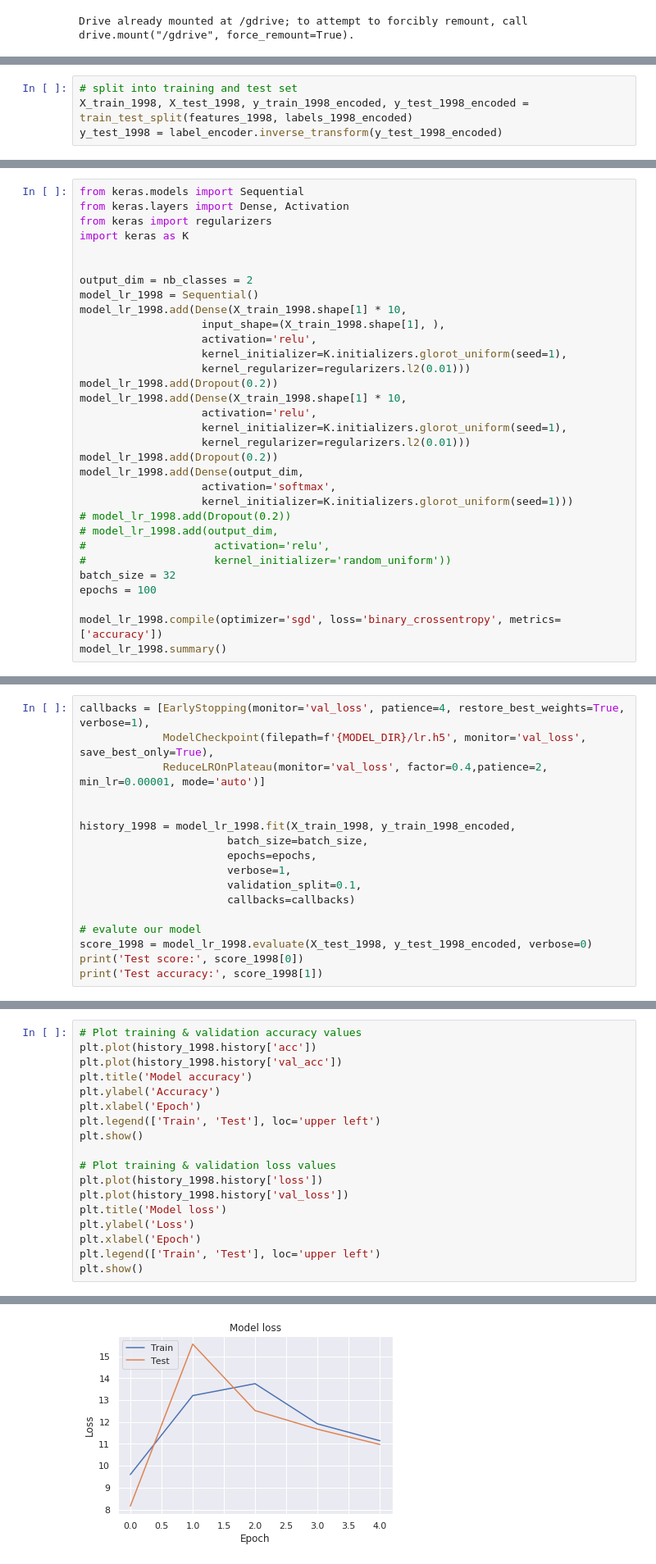
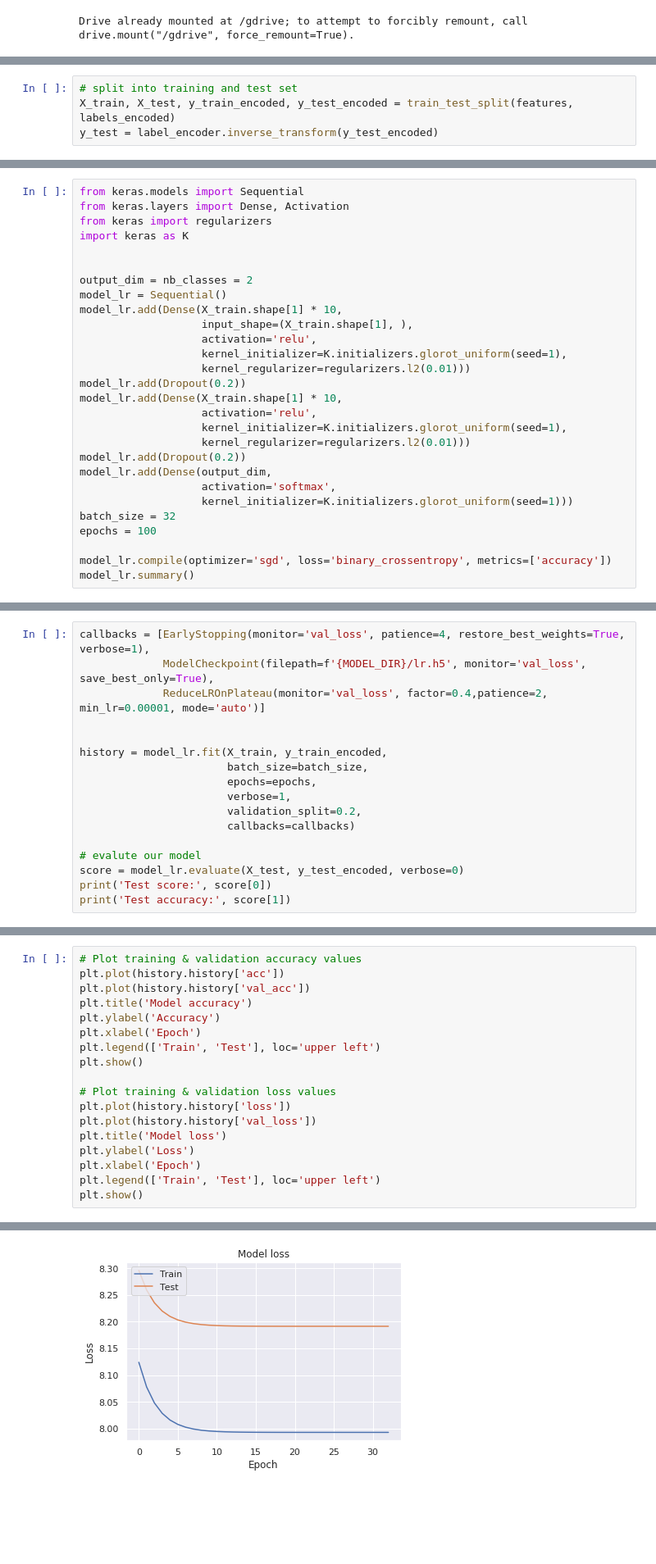
Before and after one commit to sv650s/atp-tennis-predictions, a Jupyter notebook: notebooks/6-atp_neural_network.ipynb, the cells around one changed output, grey strips where cells are left out. Shown at 82% size. Drawn from its saved outputs; the diff is of its cells as text; blank space fills up the shorter version.

```diff
--- a/notebooks/6-atp_neural_network.ipynb
+++ b/notebooks/6-atp_neural_network.ipynb
@@ -93,6 +94,6 @@ array([[0., 1.],
        [1., 0.]])
 # %%
 # split into training and test set
-X_train_1998, X_test_1998, y_train_1998_encoded, y_test_1998_encoded = train_test_split(features_1998, labels_1998_encoded)
-y_test_1998 = label_encoder.inverse_transform(y_test_1998_encoded)
+X_train, X_test, y_train_encoded, y_test_encoded = train_test_split(features, labels_encoded)
+y_test = label_encoder.inverse_transform(y_test_encoded)
 # %%
@@ -115,28 +116,24 @@ import keras as K
 
 
 output_dim = nb_classes = 2
-model_lr_1998 = Sequential()
-model_lr_1998.add(Dense(X_train_1998.shape[1] * 10,
-                   input_shape=(X_train_1998.shape[1], ),
+model_lr = Sequential()
+model_lr.add(Dense(X_train.shape[1] * 10,
+                   input_shape=(X_train.shape[1], ),
                    activation='relu',
                    kernel_initializer=K.initializers.glorot_uniform(seed=1),
                    kernel_regularizer=regularizers.l2(0.01)))
-model_lr_1998.add(Dropout(0.2))
-model_lr_1998.add(Dense(X_train_1998.shape[1] * 10,
+model_lr.add(Dropout(0.2))
+model_lr.add(Dense(X_train.shape[1] * 10,
                    activation='relu',
                    kernel_initializer=K.initializers.glorot_uniform(seed=1),
                    kernel_regularizer=regularizers.l2(0.01)))
-model_lr_1998.add(Dropout(0.2))
-model_lr_1998.add(Dense(output_dim,
+model_lr.add(Dropout(0.2))
+model_lr.add(Dense(output_dim,
                    activation='softmax',
                    kernel_initializer=K.initializers.glorot_uniform(seed=1)))
-# model_lr_1998.add(Dropout(0.2))
-# model_lr_1998.add(output_dim,
-#                    activation='relu',
-#                    kernel_initializer='random_uniform'))
 batch_size = 32
 epochs = 100
 
-model_lr_1998.compile(optimizer='sgd', loss='binary_crossentropy', metrics=['accuracy'])
-model_lr_1998.summary()
+model_lr.compile(optimizer='sgd', loss='binary_crossentropy', metrics=['accuracy'])
+model_lr.summary()
 # %% [output]
@@ -164,15 +160,15 @@ callbacks = [EarlyStopping(monitor='val_loss', patience=4, restore_best_weights=
              ReduceLROnPlateau(monitor='val_loss', factor=0.4,patience=2, min_lr=0.00001, mode='auto')]
 
 
-history_1998 = model_lr_1998.fit(X_train_1998, y_train_1998_encoded,
+history = model_lr.fit(X_train, y_train_encoded,
                        batch_size=batch_size,
                        epochs=epochs,
                        verbose=1,
-                       validation_split=0.1,
+                       validation_split=0.2,
                        callbacks=callbacks)
 
 # evalute our model
-score_1998 = model_lr_1998.evaluate(X_test_1998, y_test_1998_encoded, verbose=0)
-print('Test score:', score_1998[0])
-print('Test accuracy:', score_1998[1])
+score = model_lr.evaluate(X_test, y_test_encoded, verbose=0)
+print('Test score:', score[0])
+print('Test accuracy:', score[1])
 # %% [output]
@@ -196,7 +192,7 @@ Test accuracy: 0.4980299993108317
 # %%
 # Plot training & validation accuracy values
-plt.plot(history_1998.history['acc'])
-plt.plot(history_1998.history['val_acc'])
+plt.plot(history.history['acc'])
+plt.plot(history.history['val_acc'])
 plt.title('Model accuracy')
 plt.ylabel('Accuracy')
 plt.xlabel('Epoch')
@@ -204,8 +200,8 @@ plt.legend(['Train', 'Test'], loc='upper left')
 plt.show()
 
 # Plot training & validation loss values
-plt.plot(history_1998.history['loss'])
-plt.plot(history_1998.history['val_loss'])
+plt.plot(history.history['loss'])
+plt.plot(history.history['val_loss'])
 plt.title('Model loss')
 plt.ylabel('Loss')
 plt.xlabel('Epoch')
@@ -216,3 +212,3 @@ plt.show()
-[figure, old version]
+[figure, new version]
 # %%
 # use our model to predict
```
Also changed, not shown: parts of 18 cells of this notebook.
